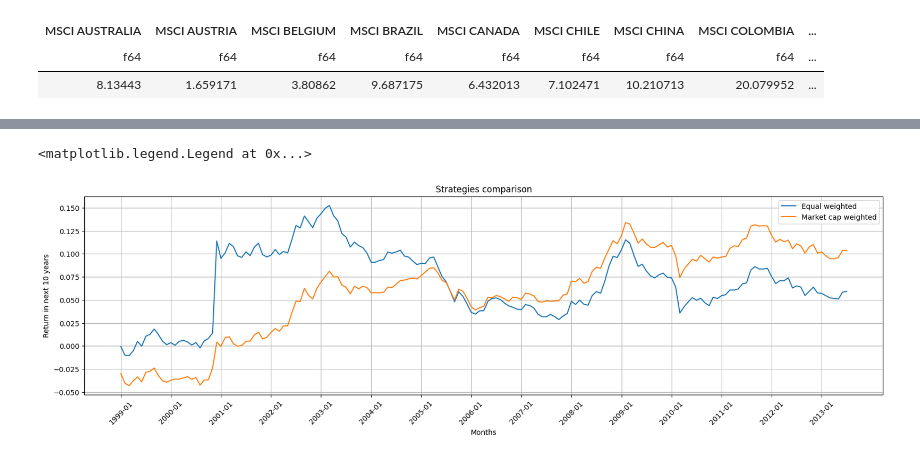
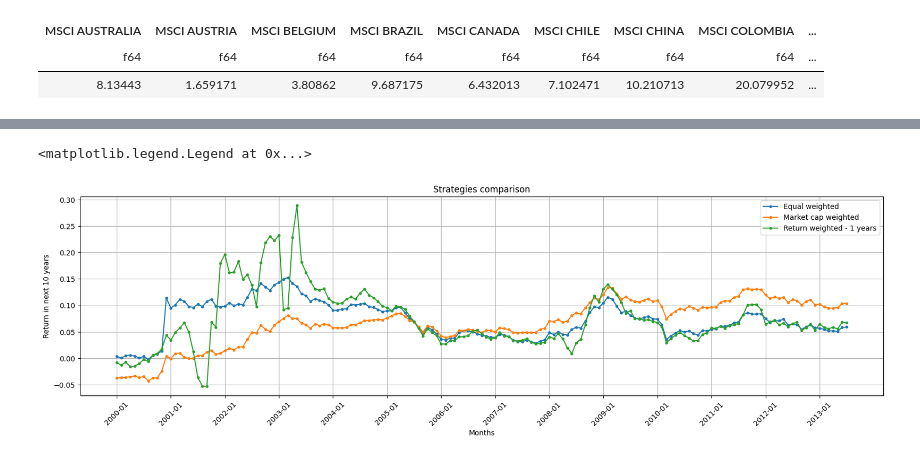
Before and after one commit to GiovanniGiacometti/PassiveInvestment, a Jupyter notebook: notebooks/comparison.ipynb, the cells around one changed output, grey strips where cells are left out. Cells and saved outputs as stored; diff of their text form; code cells hidden in the pictures.

Commit message:
Add returns weighted strategy

```diff
--- a/notebooks/comparison.ipynb
+++ b/notebooks/comparison.ipynb
@@ -134,5 +136,3 @@ data = data.with_columns([
   pl.when(pl.col(DATE_COLUMN).ge("2022-3")).then(0.001).otherwise(pl.col(column_name)).alias(column_name)
   for column_name in RUSSIA_COLS
 ])
-# %%
-data.sort(DATE_COLUMN)
@@ -154,2 +138,0 @@ shape: (295, 101)
-# %%
-data.sort(DATE_COLUMN).select(["MSCI COLOMBIA", DATE_COLUMN]).fill_null(strategy="forward")
@@ -305,17 +324,17 @@ shape: (9, 3)
 # %%
 plt.figure(figsize=(20, 5))
 
 for strategy in strategies:
-    plt.plot(results[strategy], label=strategy)
+    plt.plot(results[strategy], label=strategy, marker="o", markersize=3)
 
-dates = data.select(DATE_COLUMN).to_series().to_list()[:-120]
+dates = data.select(DATE_COLUMN).to_series().to_list()[return_weighted_years*12:-120]
 plt.xticks(ticks=range(0, len(dates), 12), labels=dates[::12], rotation=45)
 
 plt.grid()
 plt.xlabel("Months")
-plt.ylabel("Return in next 10 years")
+plt.ylabel(f"Return in next {simulation_years} years")
 plt.title("Strategies comparison")
 plt.legend()
 # %% [output]
 <matplotlib.legend.Legend at 0x...>
-[figure, old version]
+[figure, new version]
```
Also changed, not shown: parts of 8 cells of this notebook.
